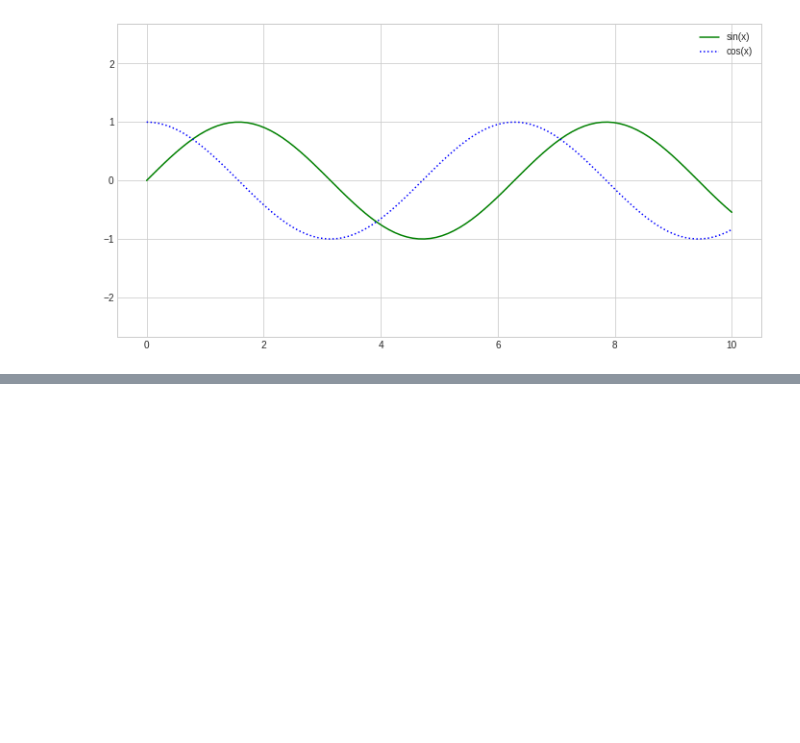
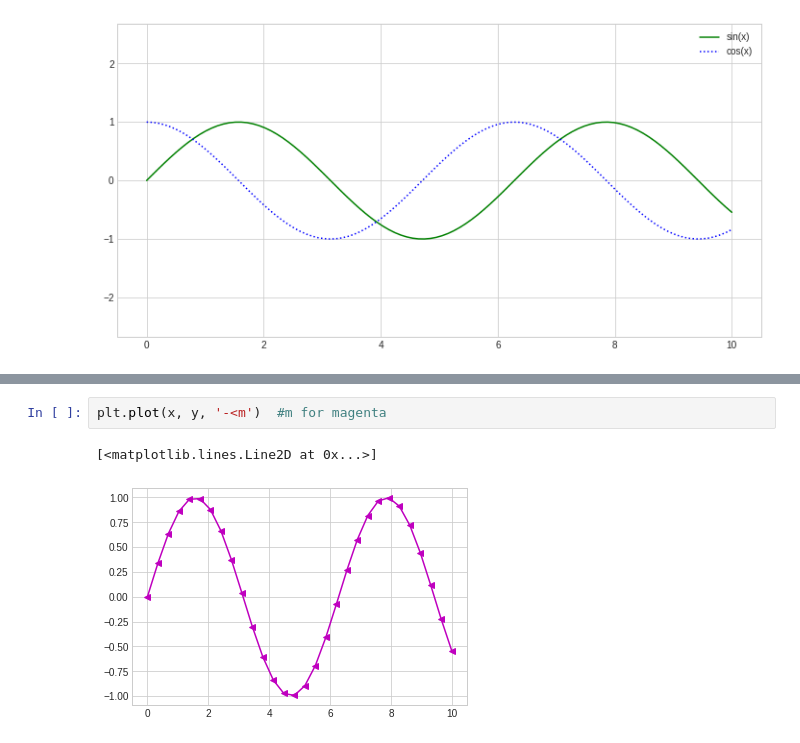
Before and after one commit to KazumaShachou/DataScience, a Jupyter notebook: Matplotlib__1.ipynb, the cells around one changed output, grey strips where cells are left out. Saved outputs shown, nothing was run; the diff lists cells and outputs as text; blank space fills up the shorter version.

```diff
--- a/Matplotlib__1.ipynb
+++ b/Matplotlib__1.ipynb
@@ -150,0 +178,5 @@ plt.legend();
+# %%
+plt.plot(x, y, '-<m')  #m for magenta
+# %% [output]
+[<matplotlib.lines.Line2D at 0x...>]
+[figure, added]
```
Also changed, not shown: parts of 12 cells of this notebook.
